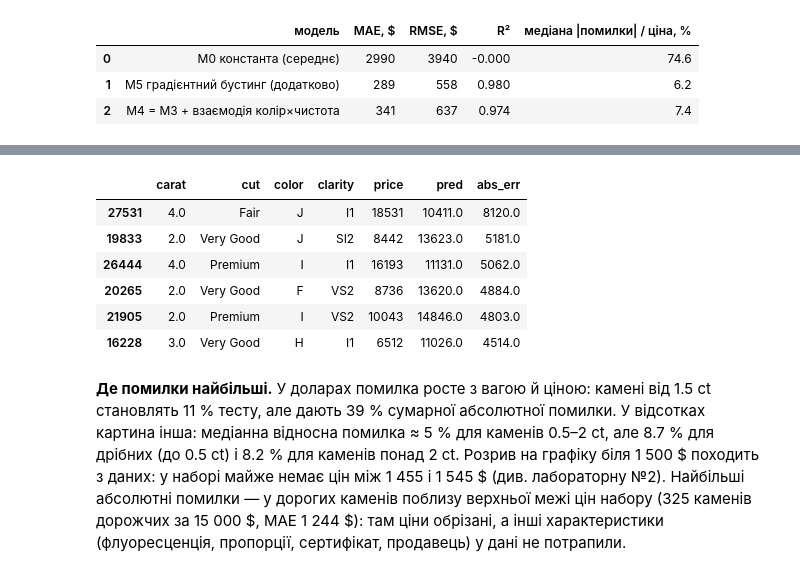
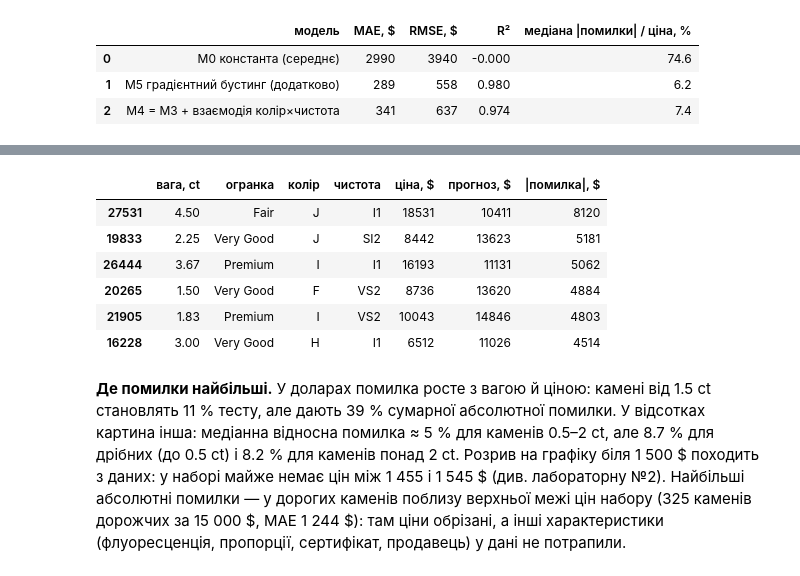
Before and after one commit to vladyslavdemchuk956/Lab03_Demchuk_Vladyslav, a Jupyter notebook: report.ipynb, the cells around one changed output, grey strips where cells are left out. Cells and saved outputs as stored; diff of their text form; code cells hidden in the pictures.

Commit message:
Ukrainian labels, cleaner tables, README file list

```diff
--- a/report.ipynb
+++ b/report.ipynb
@@ -654,21 +662,5 @@ ax[1].set_ylabel("|помилка|, $")
 plt.tight_layout()
 plt.savefig("figures/05_test_pred.png", dpi=150, bbox_inches="tight")
 plt.show()
-
-by_weight = err.groupby("група ваги", observed=True).agg(
-    n=("price", "size"),
-    median_price=("price", "median"),
-    MAE=("abs_err", "mean"),
-    median_rel_err=("rel_err", "median"),
-)
-by_weight = by_weight.round(1)
-by_weight.to_csv("results/test_errors_by_carat.csv")
-
-small = by_weight.iloc[0]
-large = by_weight.iloc[-1]
-numbers["rel_err_small"] = float(small["median_rel_err"])
-numbers["rel_err_large"] = float(large["median_rel_err"])
-
-by_weight
 # %% [output]
 [figure]
@@ -682,0 +667,17 @@ by_weight
+# %%
+#| label: tbl-test-groups
+#| tbl-cap: "Помилки обраної моделі на тесті за групами ваги."
+by_weight = err.groupby("група ваги", observed=True).agg(
+    n=("price", "size"),
+    median_price=("price", "median"),
+    MAE=("abs_err", "mean"),
+    median_rel_err=("rel_err", "median"),
+)
+by_weight = by_weight.round(1)
+by_weight.to_csv("results/test_errors_by_carat.csv")
+
+numbers["rel_err_small"] = float(by_weight["median_rel_err"].iloc[0])
+numbers["rel_err_large"] = float(by_weight["median_rel_err"].iloc[-1])
+
+by_weight.columns = ["каменів", "медіана ціни, $", "MAE, $", "медіана відн. помилки, %"]
+by_weight
@@ -683,23 +693,28 @@ by_weight
 # %%
-#| label: worst
+#| label: tbl-worst
+#| tbl-cap: "Шість каменів тесту з найбільшою помилкою обраної моделі."
 expensive = err[err["price"] > 15000]
 big_stones = err[err["carat"] >= 1.5]
 
 numbers["n_cap"] = len(expensive)
 numbers["mae_cap"] = round(float(expensive["abs_err"].mean()))
 numbers["share_big_n"] = round(len(big_stones) / len(err) * 100)
 numbers["share_big_err"] = round(float(big_stones["abs_err"].sum() / err["abs_err"].sum()) * 100)
 
 worst = err.sort_values("abs_err", ascending=False).head(6)
-worst[["carat", "cut", "color", "clarity", "price", "pred", "abs_err"]].round(0)
+worst = worst[["carat", "cut", "color", "clarity", "price", "pred", "abs_err"]]
+worst["pred"] = worst["pred"].round().astype(int)
+worst["abs_err"] = worst["abs_err"].round().astype(int)
+worst.columns = ["вага, ct", "огранка", "колір", "чистота", "ціна, $", "прогноз, $", "|помилка|, $"]
+worst
 # %% [output]
-|  | carat | cut | color | clarity | price | pred | abs_err |
-| 27531 | 4.0 | Fair | J | I1 | 18531 | 10411.0 | 8120.0 |
-| 19833 | 2.0 | Very Good | J | SI2 | 8442 | 13623.0 | 5181.0 |
-| 26444 | 4.0 | Premium | I | I1 | 16193 | 11131.0 | 5062.0 |
-| 20265 | 2.0 | Very Good | F | VS2 | 8736 | 13620.0 | 4884.0 |
-| 21905 | 2.0 | Premium | I | VS2 | 10043 | 14846.0 | 4803.0 |
-| 16228 | 3.0 | Very Good | H | I1 | 6512 | 11026.0 | 4514.0 |
+|  | вага, ct | огранка | колір | чистота | ціна, $ | прогноз, $ | |помилка|, $ |
+| 27531 | 4.50 | Fair | J | I1 | 18531 | 10411 | 8120 |
+| 19833 | 2.25 | Very Good | J | SI2 | 8442 | 13623 | 5181 |
+| 26444 | 3.67 | Premium | I | I1 | 16193 | 11131 | 5062 |
+| 20265 | 1.50 | Very Good | F | VS2 | 8736 | 13620 | 4884 |
+| 21905 | 1.83 | Premium | I | VS2 | 10043 | 14846 | 4803 |
+| 16228 | 3.00 | Very Good | H | I1 | 6512 | 11026 | 4514 |
 # %% [markdown]
 **Де помилки найбільші.** У доларах помилка росте з вагою й ціною: камені від 1.5 ct становлять
 11 % тесту, але дають 39 % сумарної абсолютної
```
Also changed, not shown: parts of 7 cells of this notebook, 7 other files.
